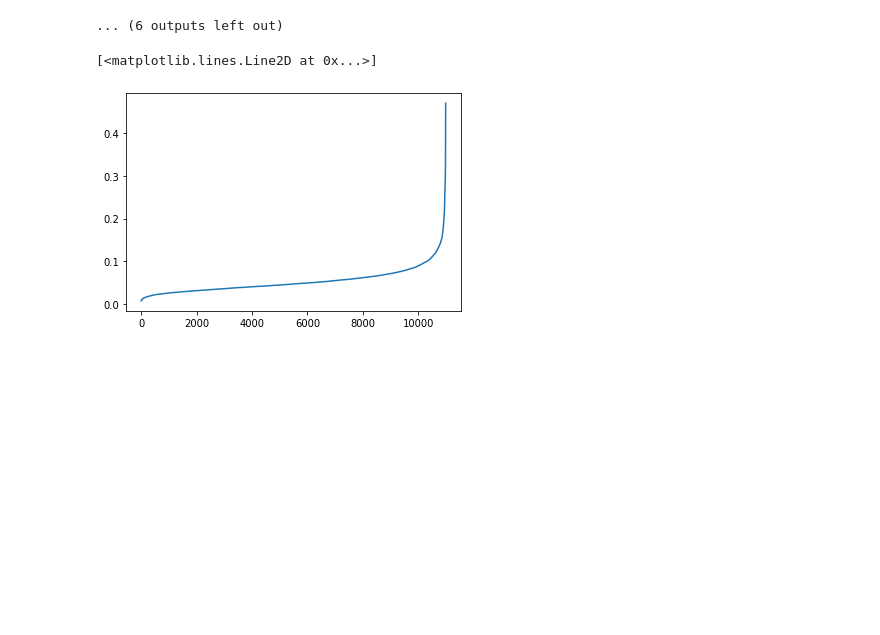
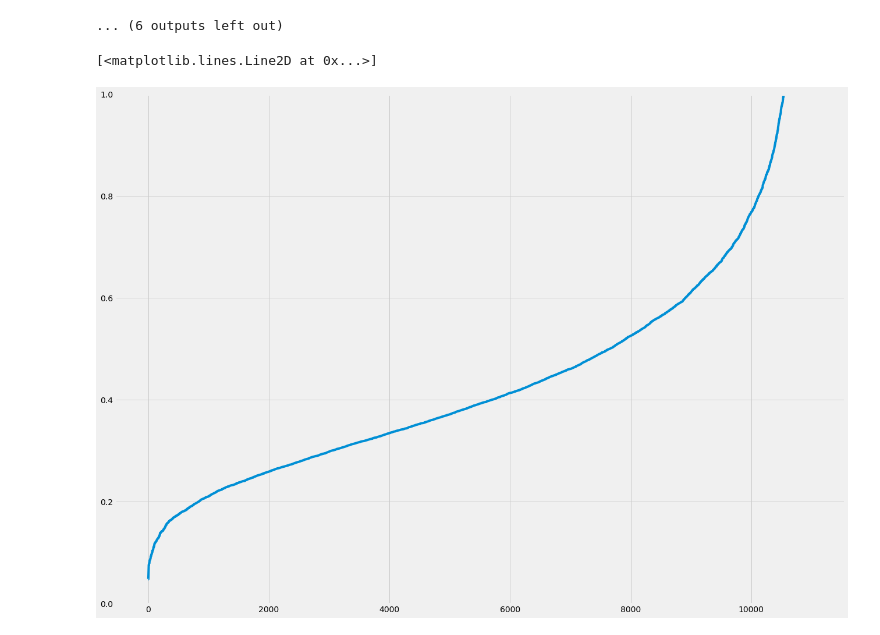
Before and after one commit to 1dimadim1/-PyLearn, a Jupyter notebook: HW2/HW2/HW2.2.ipynb, the cells around one changed output. Saved outputs shown, nothing was run; the diff lists cells and outputs as text; code cells hidden in the pictures; blank space fills up the shorter version.

```diff
--- a/HW2/HW2/HW2.2.ipynb
+++ b/HW2/HW2/HW2.2.ipynb
@@ -65,7 +65,7 @@ norm_df["Plan to Watch"] = sorted_["Plan to Watch"]/sorted_["Members"]
 norm_df.dropna(inplace=True)
 norm_df.isna().sum()
 
-scaler = preprocessing.MinMaxScaler()
+scaler = preprocessing.StandardScaler()
 norm_df = pd.DataFrame(scaler.fit_transform(norm_df), columns=norm_df.columns)
 # %%
 # norm_df[(norm_df["Dropped"].isnull())]
@@ -106,12 +106,15 @@ Completed
 # %%
 neighbors = NearestNeighbors(n_neighbors=20)
 neighbors_fit = neighbors.fit(norm_df)
 distances, indices = neighbors_fit.kneighbors(norm_df)
 distances = np.sort(distances, axis=0)
 distances = distances[:,1]
+plt.style.use('fivethirtyeight')
+plt.figure(figsize=(20,15))
+plt.ylim(0, 1)
 plt.plot(distances)
 # %% [output]
 [<matplotlib.lines.Line2D at 0x...>]
-[figure, old version]
+[figure, new version]
 # %%
 # Определяем модель
```
Also changed, not shown: parts of 12 cells of this notebook, 6 other files.
